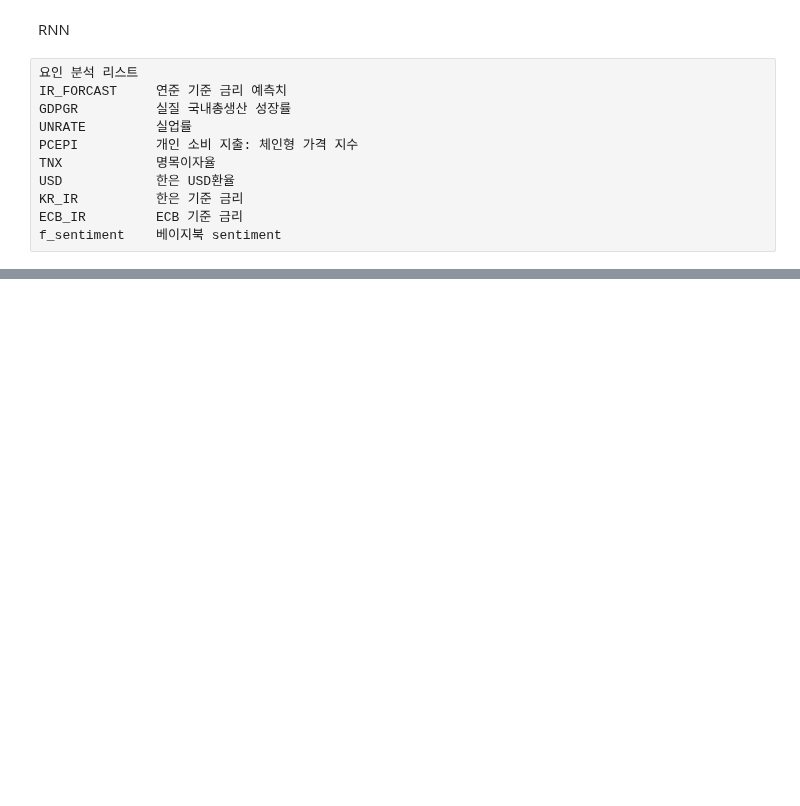
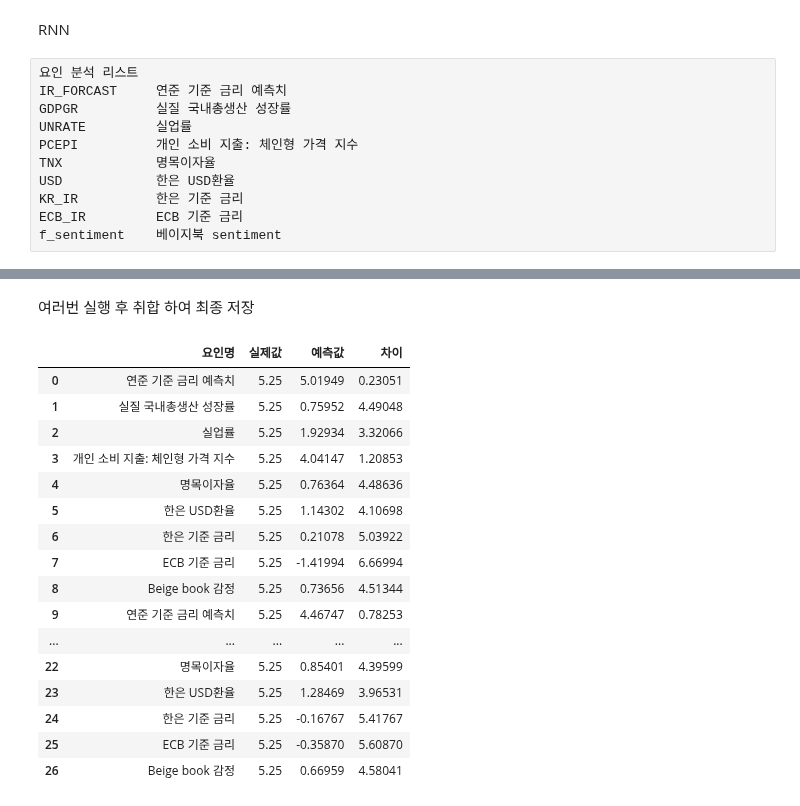
Before and after one commit to AB25122-sudo/MLP_Finance_Fed, a Jupyter notebook: Fed1/Dong/Modeling_Dong_predict_rnn_factor.ipynb, the cells around one changed output, grey strips where cells are left out. Cells and saved outputs as stored; diff of their text form; code cells hidden in the pictures; blank space fills up the shorter version.

```diff
--- a/Fed1/Dong/Modeling_Dong_predict_rnn_factor.ipynb
+++ b/Fed1/Dong/Modeling_Dong_predict_rnn_factor.ipynb
@@ -424,0 +740,23 @@ Epoch 6/100
+# %% [markdown]
+여러번 실행 후 취합 하여 최종 저장
+# %%
+df_result = pd.read_csv('./result_Dong_factor_202408.csv')
+df_result
+# %% [output]
+|  | 요인명 | 실제값 | 예측값 | 차이 |
+| 0 | 연준 기준 금리 예측치 | 5.25 | 5.01949 | 0.23051 |
+| 1 | 실질 국내총생산 성장률 | 5.25 | 0.75952 | 4.49048 |
+| 2 | 실업률 | 5.25 | 1.92934 | 3.32066 |
+| 3 | 개인 소비 지출: 체인형 가격 지수 | 5.25 | 4.04147 | 1.20853 |
+| 4 | 명목이자율 | 5.25 | 0.76364 | 4.48636 |
+| 5 | 한은 USD환율 | 5.25 | 1.14302 | 4.10698 |
+| 6 | 한은 기준 금리 | 5.25 | 0.21078 | 5.03922 |
+| 7 | ECB 기준 금리 | 5.25 | -1.41994 | 6.66994 |
+| 8 | Beige book 감정 | 5.25 | 0.73656 | 4.51344 |
+| 9 | 연준 기준 금리 예측치 | 5.25 | 4.46747 | 0.78253 |
+| ... | ... | ... | ... | ... |
+| 22 | 명목이자율 | 5.25 | 0.85401 | 4.39599 |
+| 23 | 한은 USD환율 | 5.25 | 1.28469 | 3.96531 |
+| 24 | 한은 기준 금리 | 5.25 | -0.16767 | 5.41767 |
+| 25 | ECB 기준 금리 | 5.25 | -0.35870 | 5.60870 |
+| 26 | Beige book 감정 | 5.25 | 0.66959 | 4.58041 |
```
Also changed, not shown: parts of 16 cells of this notebook, 7 other files.
